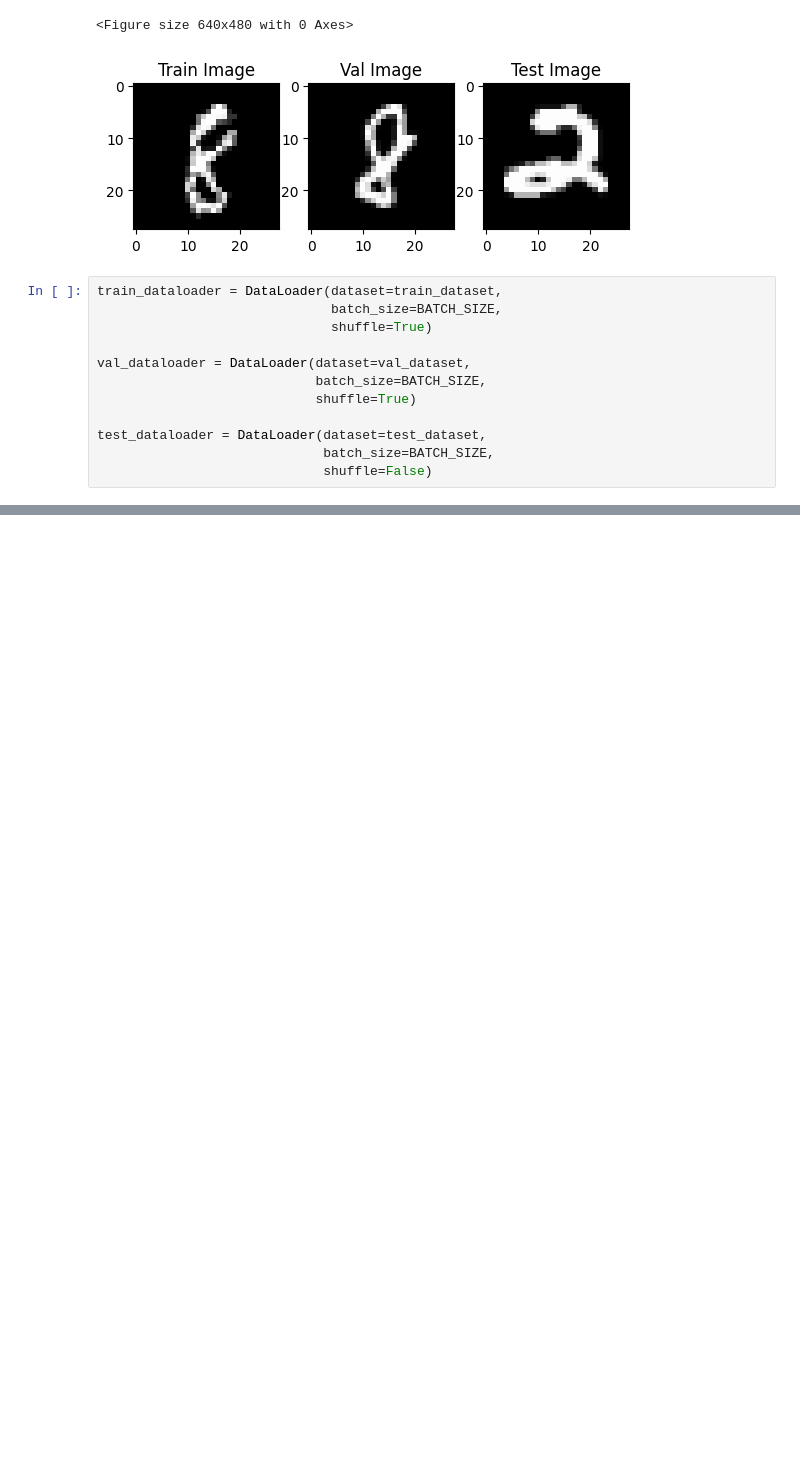
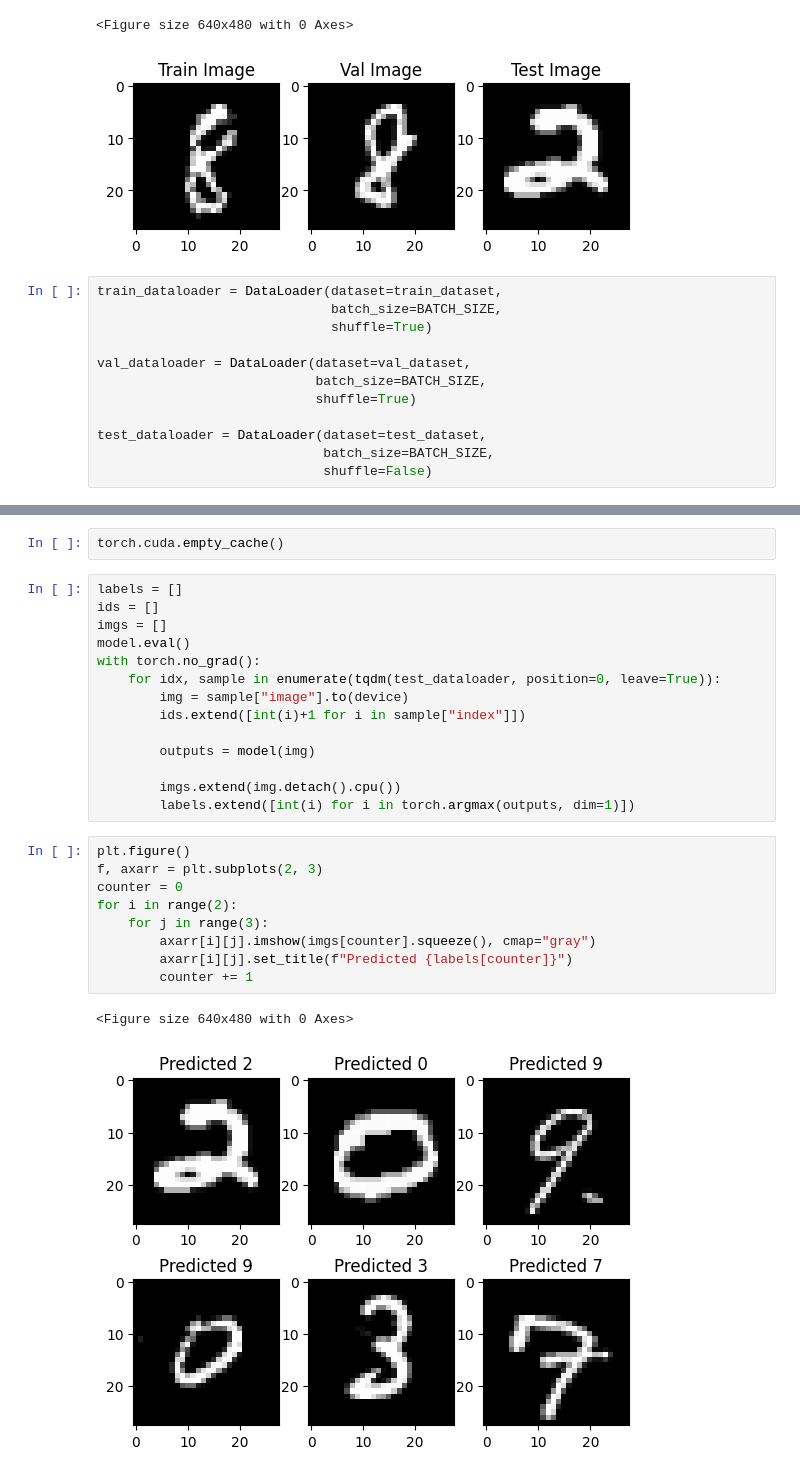
Before and after one commit to ShounakDas101/AIML_Hari, a Jupyter notebook: ViT.ipynb, the cells around one changed output, grey strips where cells are left out. Drawn from its saved outputs; the diff is of its cells as text; blank space fills up the shorter version.

```diff
--- a/ViT.ipynb
+++ b/ViT.ipynb
@@ -324,0 +363,28 @@ print(f"Training Time: {stop-start:.2f}s")
+# %%
+torch.cuda.empty_cache()
+# %%
+labels = []
+ids = []
+imgs = []
+model.eval()
+with torch.no_grad():
+    for idx, sample in enumerate(tqdm(test_dataloader, position=0, leave=True)):
+        img = sample["image"].to(device)
+        ids.extend([int(i)+1 for i in sample["index"]])
+
+        outputs = model(img)
+
+        imgs.extend(img.detach().cpu())
+        labels.extend([int(i) for i in torch.argmax(outputs, dim=1)])
+# %%
+plt.figure()
+f, axarr = plt.subplots(2, 3)
+counter = 0
+for i in range(2):
+    for j in range(3):
+        axarr[i][j].imshow(imgs[counter].squeeze(), cmap="gray")
+        axarr[i][j].set_title(f"Predicted {labels[counter]}")
+        counter += 1
+# %% [output]
+<Figure size 640x480 with 0 Axes>
+[figure, added]
```
Also changed, not shown: parts of 2 cells of this notebook.
